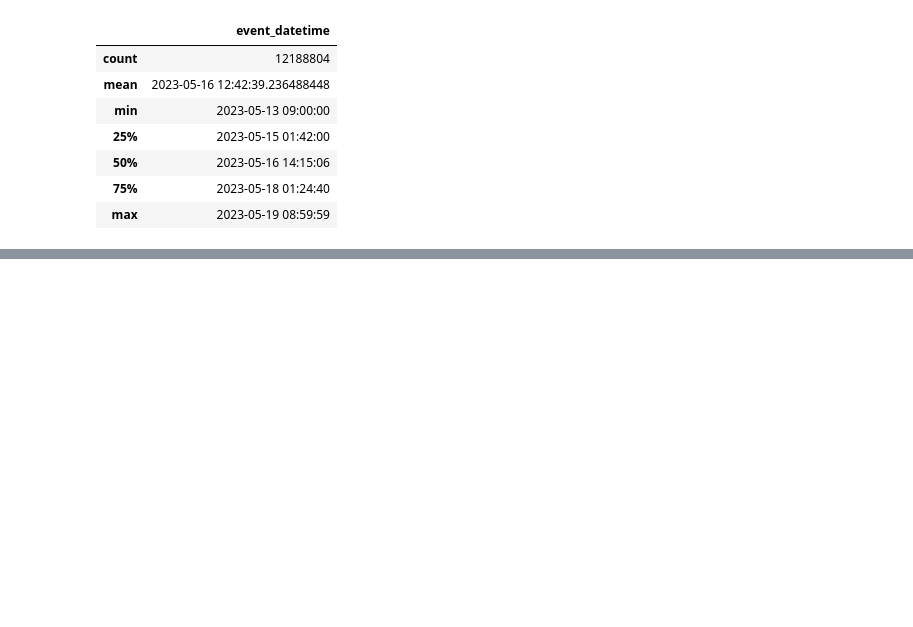
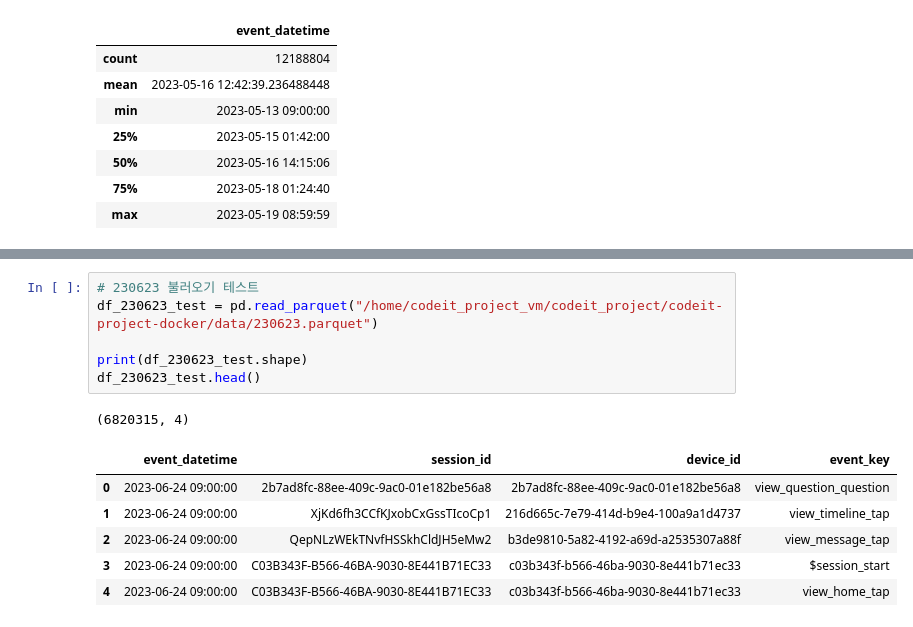
Before and after one commit to seung127/codeit_project, a Jupyter notebook: codeit-project-docker/notebooks/convert_parquet.ipynb, the cells around one changed output, grey strips where cells are left out. Saved outputs shown, nothing was run; the diff lists cells and outputs as text; blank space fills up the shorter version.

```diff
--- a/codeit-project-docker/notebooks/convert_parquet.ipynb
+++ b/codeit-project-docker/notebooks/convert_parquet.ipynb
@@ -177,0 +241,14 @@ df_230512_test.describe()
+# %%
+# 230623 불러오기 테스트
+df_230623_test = pd.read_parquet("/home/codeit_project_vm/codeit_project/codeit-project-docker/data/230623.parquet")
+
+print(df_230623_test.shape)
+df_230623_test.head()
+# %% [output]
+(6820315, 4)
+|  | event_datetime | session_id | device_id | event_key |
+| 0 | 2023-06-24 09:00:00 | 2b7ad8fc-88ee-409c-9ac0-01e182be56a8 | 2b7ad8fc-88ee-409c-9ac0-01e182be56a8 | view_question_question |
+| 1 | 2023-06-24 09:00:00 | XjKd6fh3CCfKJxobCxGssTIcoCp1 | 216d665c-7e79-414d-b9e4-100a9a1d4737 | view_timeline_tap |
+| 2 | 2023-06-24 09:00:00 | QepNLzWEkTNvfHSSkhCldJH5eMw2 | b3de9810-5a82-4192-a69d-a2535307a88f | view_message_tap |
+| 3 | 2023-06-24 09:00:00 | C03B343F-B566-46BA-9030-8E441B71EC33 | c03b343f-b566-46ba-9030-8e441b71ec33 | $session_start |
+| 4 | 2023-06-24 09:00:00 | C03B343F-B566-46BA-9030-8E441B71EC33 | c03b343f-b566-46ba-9030-8e441b71ec33 | view_home_tap |
```
Also changed, not shown: parts of 14 cells of this notebook.
